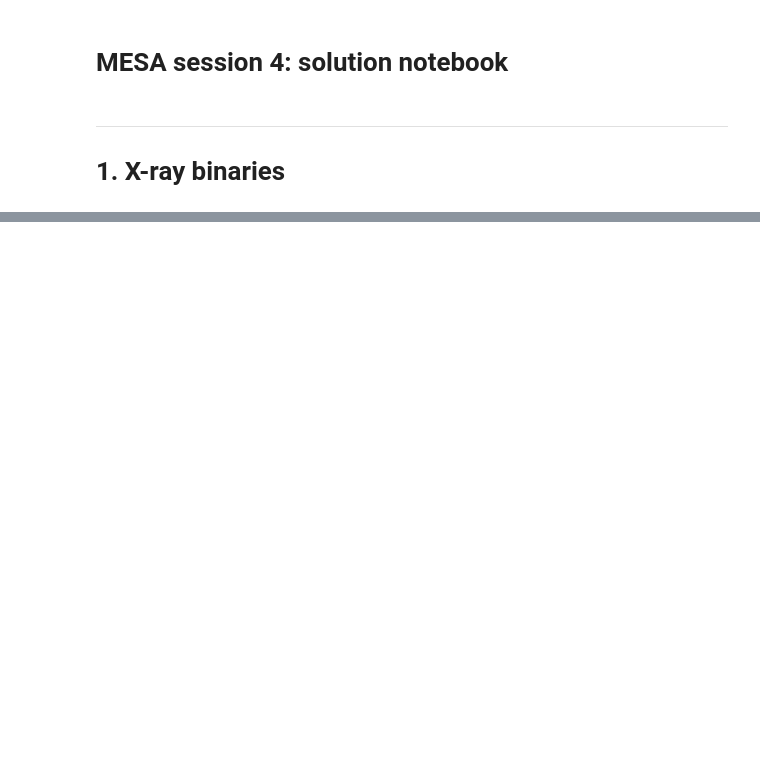
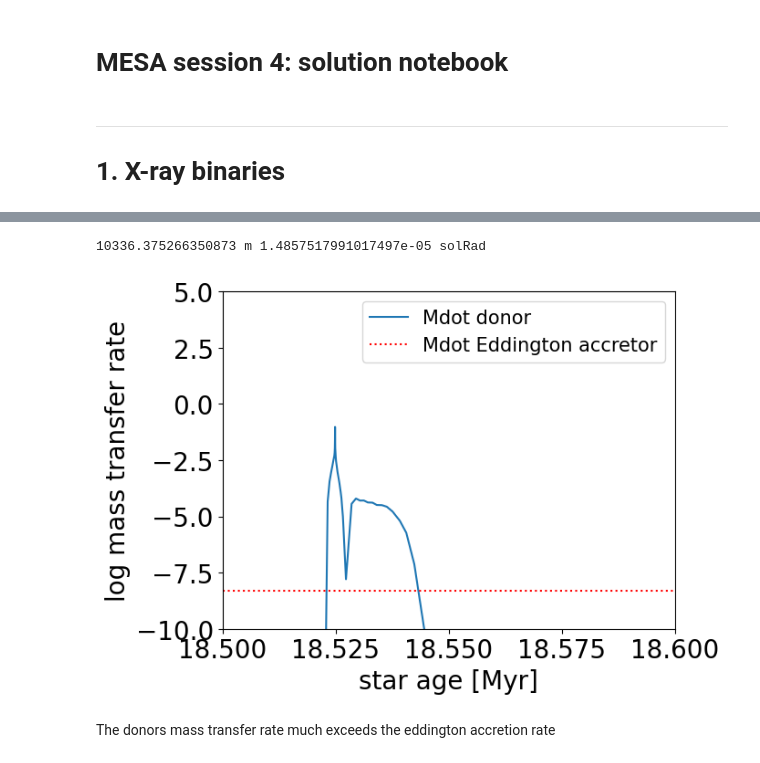
Before and after one commit to LiekeVanSon/ASBE-course, a Jupyter notebook: practicum/session4/solutions_session4/solutions_session4.ipynb, the cells around one changed output, grey strips where cells are left out. Saved outputs shown, nothing was run; the diff lists cells and outputs as text; code cells hidden in the pictures; blank space fills up the shorter version.

```diff
--- a/practicum/session4/solutions_session4/solutions_session4.ipynb
+++ b/practicum/session4/solutions_session4/solutions_session4.ipynb
@@ -450,0 +230,28 @@ HR_diagram(histoy_list, xlim = (3.45,5.6), ylim= (4.,6.45), VMIN =0, VMAX = 100,
+# %%
+
+# Mdot donor
+plt.plot(binary_history.age/1e6, binary_history.lg_mtransfer_rate, label = 'Mdot donor')
+
+# Assuming Racc is the schwarschild radius
+Mbh = 3.5*u.Msun
+Mbh_kg = Mbh.to(u.kg)
+Rsch = 2 * const.G * Mbh_kg / const.c**2
+Rsch_msun = Rsch.to(u.Rsun)
+print(Rsch, Rsch_msun)
+Mdot_edd = 3.3 * 10**-4 * Rsch_msun.value
+
+plt.axhline(np.log10(Mdot_edd), label = 'Mdot Eddington accretor', c= 'r', ls = ":")
+
+plt.xlim(18.5,18.6)
+plt.ylim(-10,5)
+plt.xlabel('star age [Myr]',fontsize = 20)
+plt.ylabel('log mass transfer rate', fontsize = 20)
+plt.tick_params(axis='both', which='major', labelsize=20)
+plt.legend(fontsize = 15)
+
+plt.show()
+# %% [output]
+10336.375266350873 m 1.4857517991017497e-05 solRad
+[figure, added]
+# %% [markdown]
+The donors mass transfer rate much exceeds the eddington accretion rate
```
Also changed, not shown: parts of 54 cells of this notebook, 9 other files.
